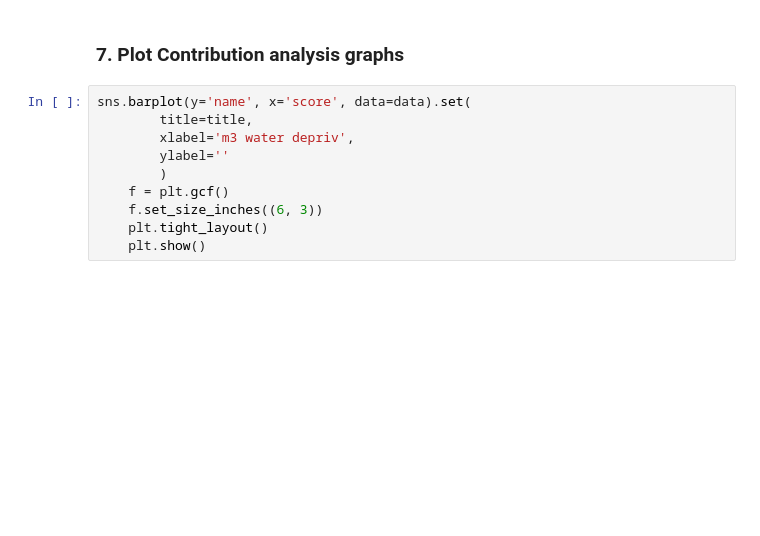
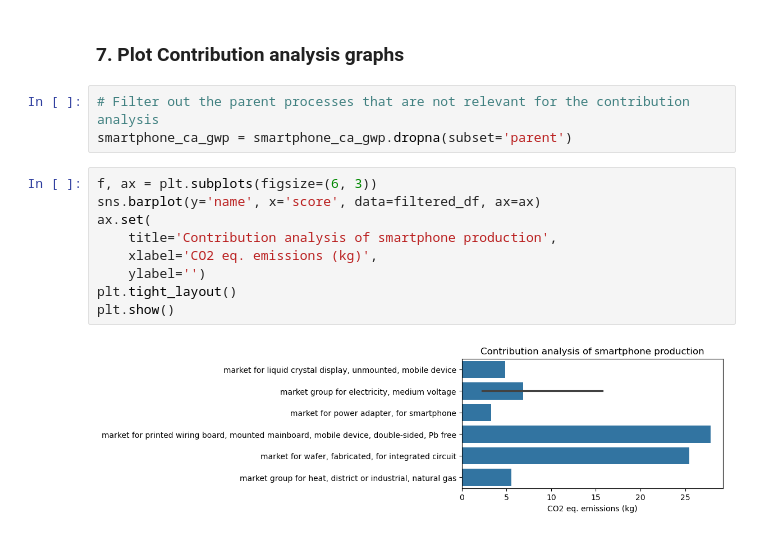
Before and after one commit to tfweber/LCA_Toolbox, a Jupyter notebook: analysis.ipynb, the cells around one changed output. Saved outputs shown, nothing was run; the diff lists cells and outputs as text; blank space fills up the shorter version.

Commit message:
Improve plotting

```diff
--- a/analysis.ipynb
+++ b/analysis.ipynb
@@ -78,13 +105,17 @@ smartphone_lca.to_dataframe().pivot_table(index=['col_name', 'row_name'], values
 smartphone_lca.to_dataframe().pivot_table(index='row_name',values='amount',aggfunc='sum')
 # %% [markdown]
 ### 7. Plot Contribution analysis graphs
+# %%
+# Filter out the parent processes that are not relevant for the contribution analysis
+smartphone_ca_gwp = smartphone_ca_gwp.dropna(subset='parent')
 # %%
-sns.barplot(y='name', x='score', data=data).set(
-        title=title,
-        xlabel='m3 water depriv',
-        ylabel=''
-        )
-    f = plt.gcf()
-    f.set_size_inches((6, 3))
-    plt.tight_layout()
-    plt.show()
+f, ax = plt.subplots(figsize=(6, 3))
+sns.barplot(y='name', x='score', data=filtered_df, ax=ax)
+ax.set(
+    title='Contribution analysis of smartphone production',
+    xlabel='CO2 eq. emissions (kg)',
+    ylabel='')
+plt.tight_layout()
+plt.show()
+# %% [output]
+[figure, added]
```
Also changed, not shown: parts of 6 cells of this notebook, 1 other file.
